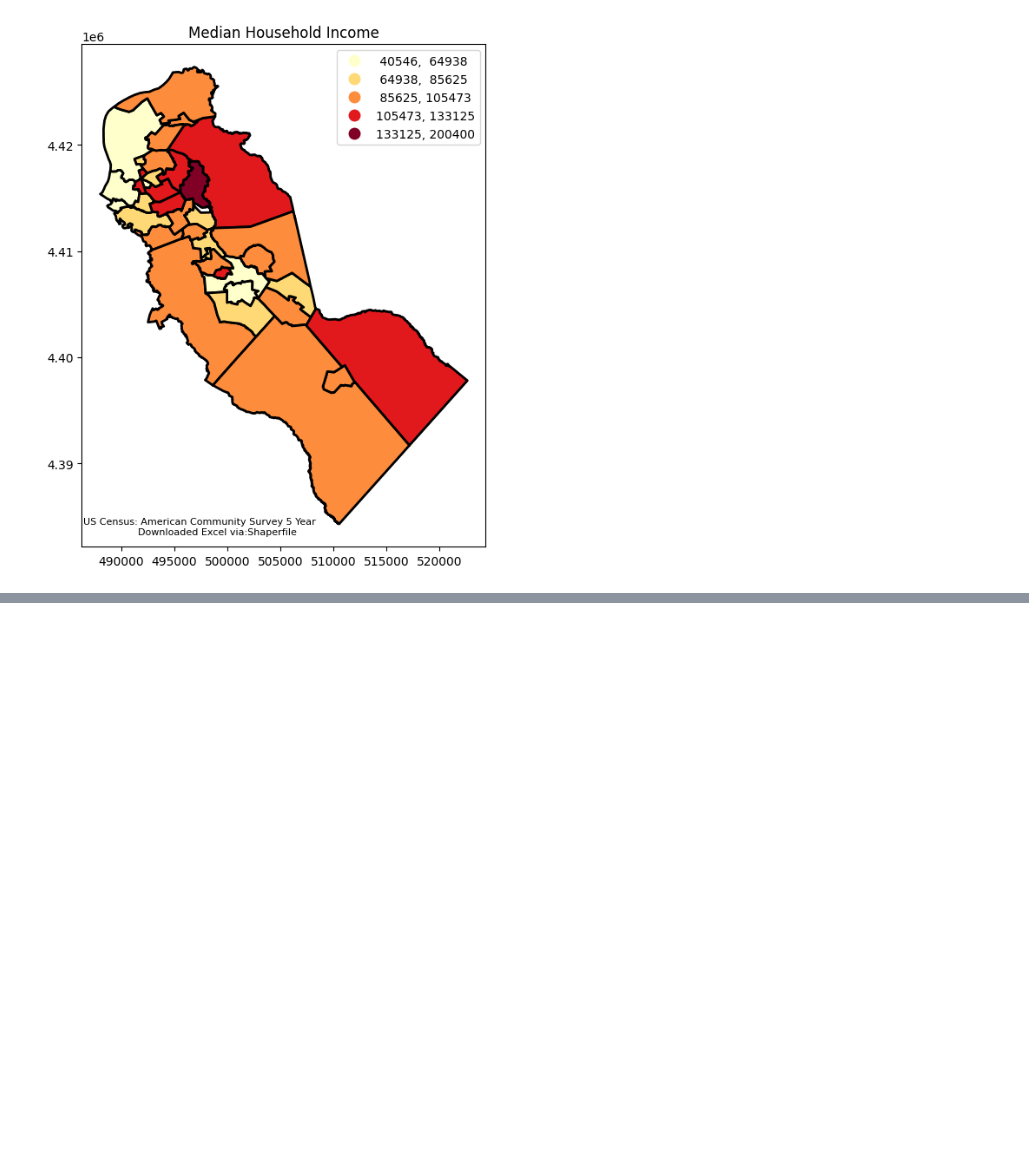
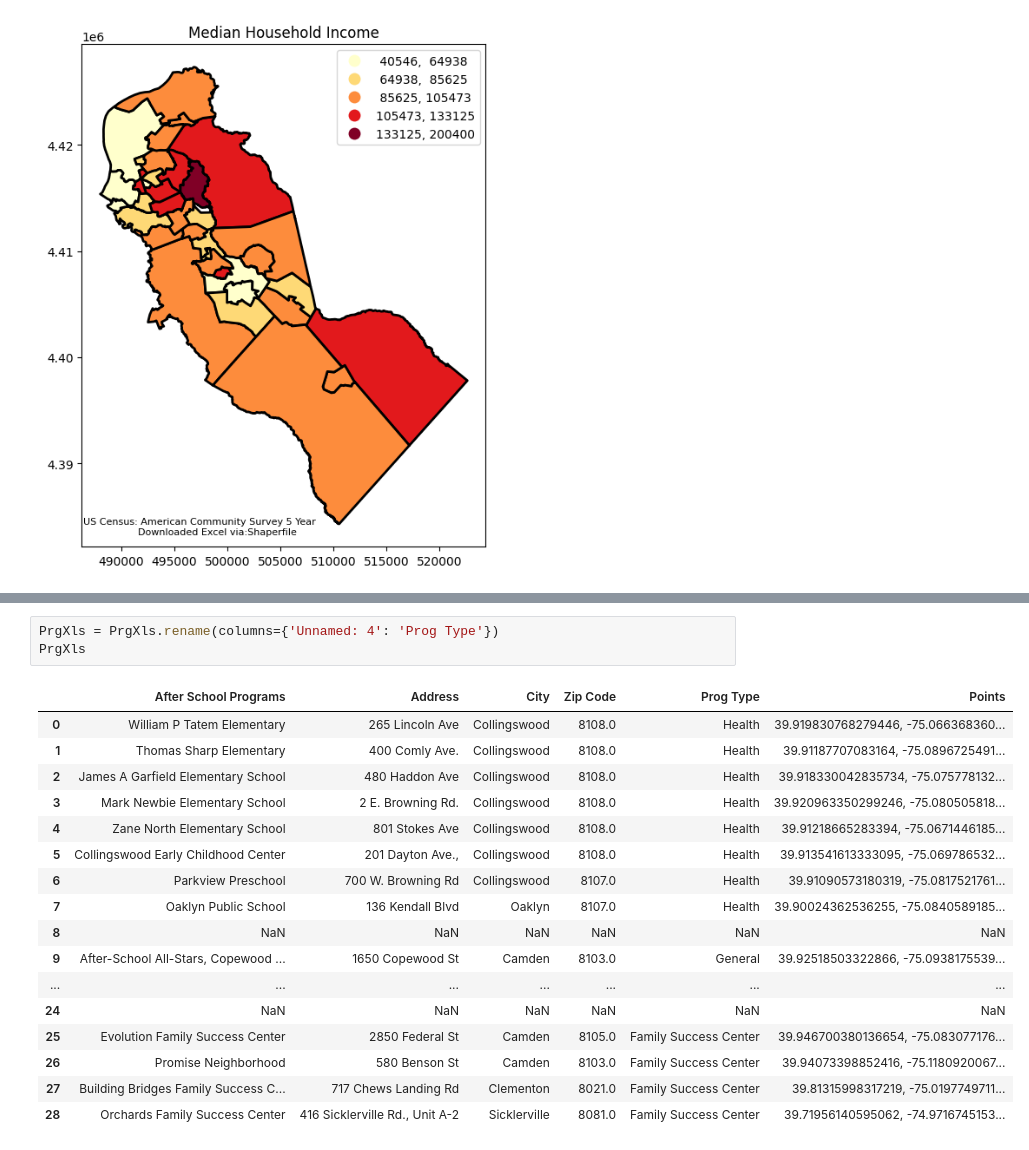
Before and after one commit to MhiyaJ/My-GIS-Stuff, a Jupyter notebook: After School Programs.ipynb, the cells around one changed output, grey strips where cells are left out. Drawn from its saved outputs; the diff is of its cells as text; blank space fills up the shorter version.

```diff
--- a/After School Programs.ipynb
+++ b/After School Programs.ipynb
@@ -437,0 +449,21 @@ Text(0.35, 0.122, 'US Census: American Community Survey 5 Year\n            Down
+# %%
+PrgXls = PrgXls.rename(columns={'Unnamed: 4': 'Prog Type'})
+PrgXls
+# %% [output]
+|  | After School Programs | Address | City | Zip Code | Prog Type | Points |
+| 0 | William P Tatem Elementary | 265 Lincoln Ave | Collingswood | 8108.0 | Health | 39.919830768279446, -75.066368360... |
+| 1 | Thomas Sharp Elementary | 400 Comly Ave. | Collingswood | 8108.0 | Health | 39.91187707083164, -75.0896725491... |
+| 2 | James A Garfield Elementary School | 480 Haddon Ave | Collingswood | 8108.0 | Health | 39.918330042835734, -75.075778132... |
+| 3 | Mark Newbie Elementary School | 2 E. Browning Rd. | Collingswood | 8108.0 | Health | 39.920963350299246, -75.080505818... |
+| 4 | Zane North Elementary School | 801 Stokes Ave | Collingswood | 8108.0 | Health | 39.91218665283394, -75.0671446185... |
+| 5 | Collingswood Early Childhood Center | 201 Dayton Ave., | Collingswood | 8108.0 | Health | 39.913541613333095, -75.069786532... |
+| 6 | Parkview Preschool | 700 W. Browning Rd | Collingswood | 8107.0 | Health | 39.91090573180319, -75.0817521761... |
+| 7 | Oaklyn Public School | 136 Kendall Blvd | Oaklyn | 8107.0 | Health | 39.90024362536255, -75.0840589185... |
+| 8 | NaN | NaN | NaN | NaN | NaN | NaN |
+| 9 | After-School All-Stars, Copewood ... | 1650 Copewood St | Camden | 8103.0 | General | 39.92518503322866, -75.0938175539... |
+| ... | ... | ... | ... | ... | ... | ... |
+| 24 | NaN | NaN | NaN | NaN | NaN | NaN |
+| 25 | Evolution Family Success Center | 2850 Federal St | Camden | 8105.0 | Family Success Center | 39.946700380136654, -75.083077176... |
+| 26 | Promise Neighborhood | 580 Benson St | Camden | 8103.0 | Family Success Center | 39.94073398852416, -75.1180920067... |
+| 27 | Building Bridges Family Success C... | 717 Chews Landing Rd | Clementon | 8021.0 | Family Success Center | 39.81315998317219, -75.0197749711... |
+| 28 | Orchards Family Success Center | 416 Sicklerville Rd., Unit A-2 | Sicklerville | 8081.0 | Family Success Center | 39.71956140595062, -74.9716745153... |
```
Also changed, not shown: parts of 6 cells of this notebook.
